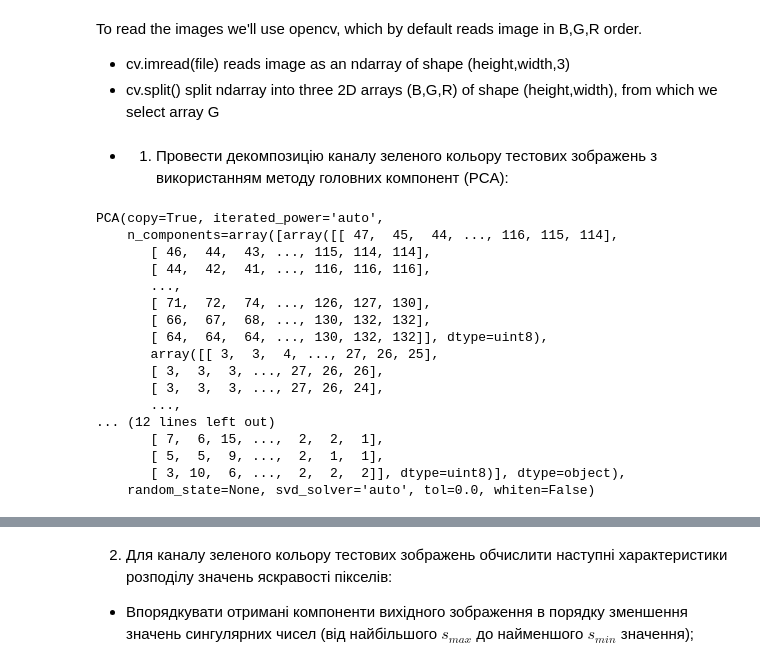
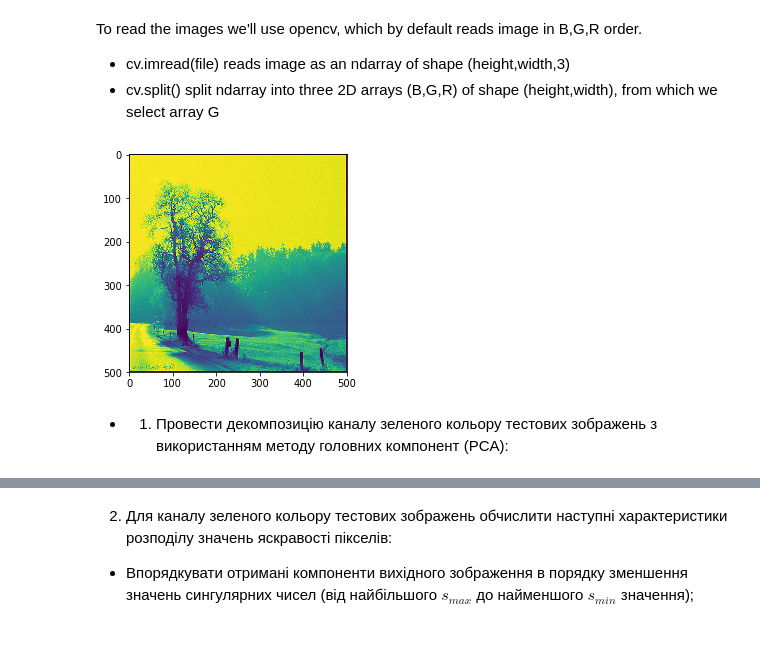
Before and after one commit to EddieKro/MathMethods_in_ML, a Jupyter notebook: notebooks/Lab2.ipynb, the cells around one changed output, grey strips where cells are left out. Drawn from its saved outputs; the diff is of its cells as text; code cells hidden in the pictures; blank space fills up the shorter version.

```diff
--- a/notebooks/Lab2.ipynb
+++ b/notebooks/Lab2.ipynb
@@ -43,27 +46,10 @@ To read the images we'll use opencv, which by default reads image in B,G,R order
 # %%
 #sample_images = np.array([cv2.imread(img) for img in sample_images_names])
 sample_images_green = np.array([cv2.split(cv2.imread(img))[1] for img in sample_images_names])
-green_pixels_list = np.concatenate([img.flatten() for img in sample_images_green])
+#green_pixels_list = np.concatenate([img.flatten() for img in sample_images_green])
+
+plt.imshow(sample_images_green[34]);
+# %% [output]
+[figure, added]
 # %% [markdown]
 * 1) 	Провести декомпозицію каналу зеленого кольору тестових зображень з використанням методу головних компонент (PCA):
-# %%
-from sklearn.decomposition import PCA
-PCA(sample_images_green)
-# %% [output]
-PCA(copy=True, iterated_power='auto',
-    n_components=array([array([[ 47,  45,  44, ..., 116, 115, 114],
-       [ 46,  44,  43, ..., 115, 114, 114],
-       [ 44,  42,  41, ..., 116, 116, 116],
-       ...,
-       [ 71,  72,  74, ..., 126, 127, 130],
-       [ 66,  67,  68, ..., 130, 132, 132],
-       [ 64,  64,  64, ..., 130, 132, 132]], dtype=uint8),
-       array([[ 3,  3,  4, ..., 27, 26, 25],
-       [ 3,  3,  3, ..., 27, 26, 26],
-       [ 3,  3,  3, ..., 27, 26, 24],
-       ...,
-... (12 lines left out)
-       [ 7,  6, 15, ...,  2,  2,  1],
-       [ 5,  5,  9, ...,  2,  1,  1],
-       [ 3, 10,  6, ...,  2,  2,  2]], dtype=uint8)], dtype=object),
-    random_state=None, svd_solver='auto', tol=0.0, whiten=False)
```
Also changed, not shown: parts of 8 cells of this notebook, 2 other files.
